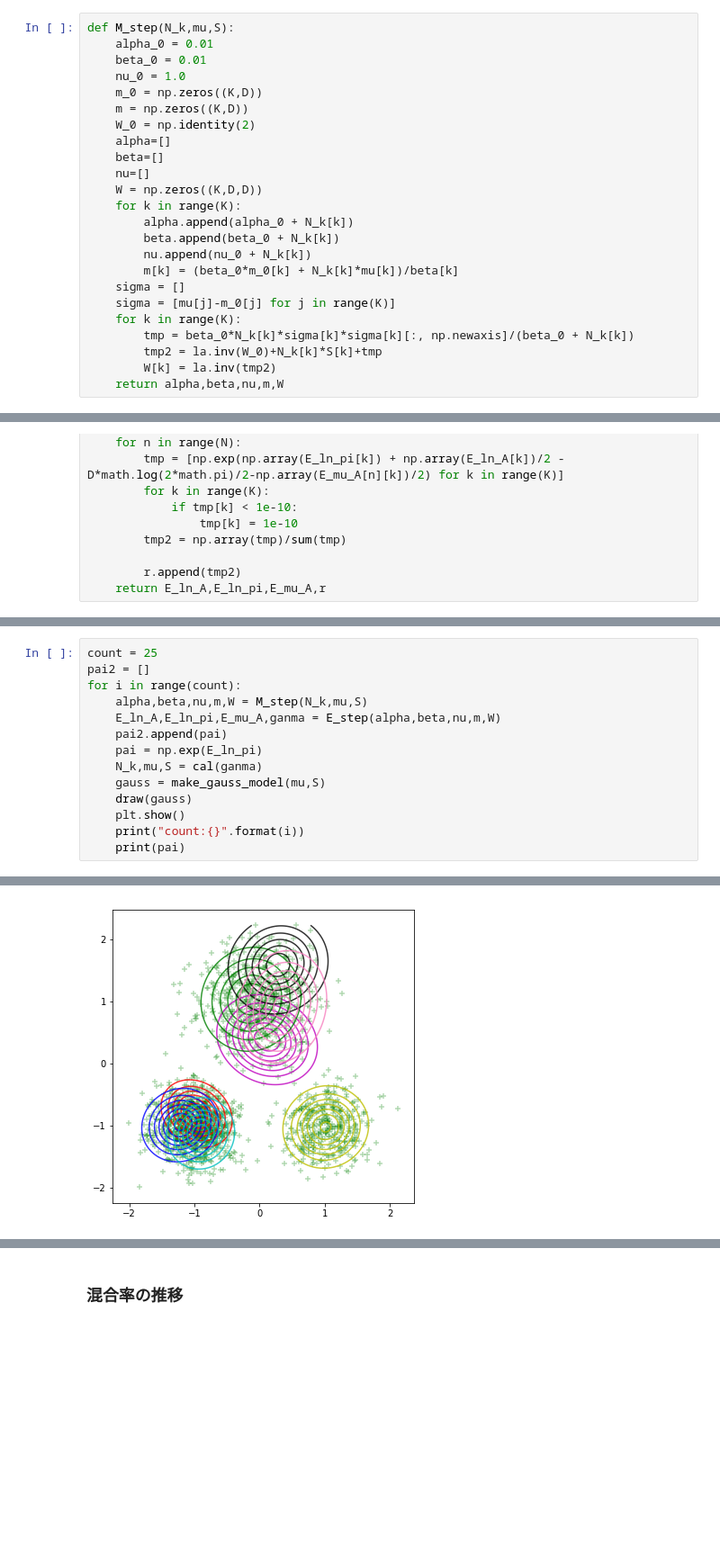
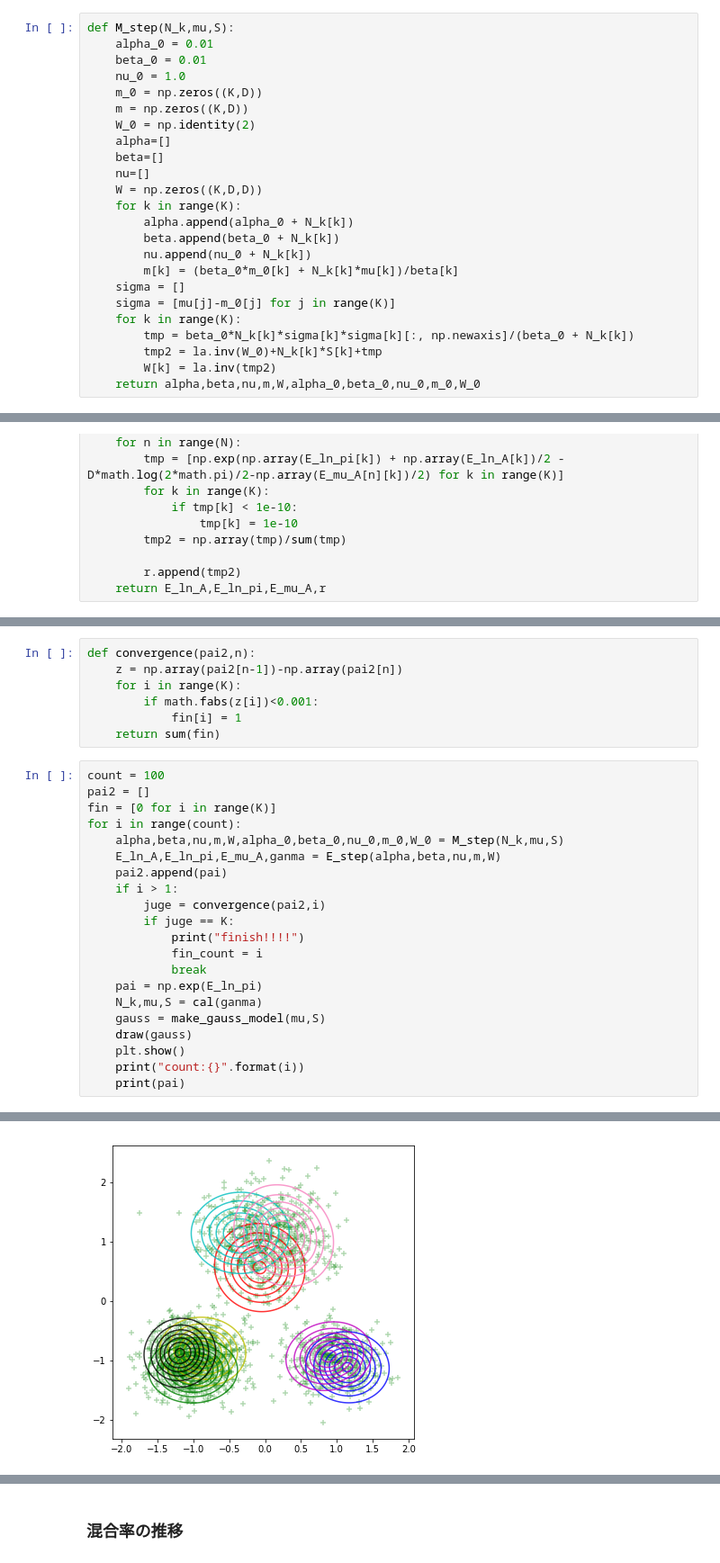
Before and after one commit to taishi107/Variational_Bayes, a Jupyter notebook: Variational_mixtures_of_Gaussians.ipynb, the cells around one changed output, grey strips where cells are left out. Shown at 90% size. Cells and saved outputs as stored; diff of their text form; blank space fills up the shorter version.

Commit message:
Add convergence decision

```diff
--- a/Variational_mixtures_of_Gaussians.ipynb
+++ b/Variational_mixtures_of_Gaussians.ipynb
@@ -240,7 +240,7 @@ def M_step(N_k,mu,S):
         tmp = beta_0*N_k[k]*sigma[k]*sigma[k][:, np.newaxis]/(beta_0 + N_k[k])
         tmp2 = la.inv(W_0)+N_k[k]*S[k]+tmp
         W[k] = la.inv(tmp2)
-    return alpha,beta,nu,m,W
+    return alpha,beta,nu,m,W,alpha_0,beta_0,nu_0,m_0,W_0
 # %% [markdown]
 ### E-step
 # %%
@@ -271,10 +319,24 @@ def E_step(alpha,beta,nu,m,W):
+# %%
+def convergence(pai2,n):
+    z = np.array(pai2[n-1])-np.array(pai2[n])
+    for i in range(K):
+        if math.fabs(z[i])<0.001:
+            fin[i] = 1
+    return sum(fin)
 # %%
-count = 25
+count = 100
 pai2 = []
+fin = [0 for i in range(K)]
 for i in range(count):
-    alpha,beta,nu,m,W = M_step(N_k,mu,S)
+    alpha,beta,nu,m,W,alpha_0,beta_0,nu_0,m_0,W_0 = M_step(N_k,mu,S)
     E_ln_A,E_ln_pi,E_mu_A,ganma = E_step(alpha,beta,nu,m,W)
     pai2.append(pai)
+    if i > 1:
+        juge = convergence(pai2,i)
+        if juge == K:
+            print("finish!!!!")
+            fin_count = i
+            break
     pai = np.exp(E_ln_pi)
     N_k,mu,S = cal(ganma)
     gauss = make_gauss_model(mu,S)
@@ -306,2 +368,2 @@ count:4
-[figure, old version]
+[figure, new version]
 count:5
```
Also changed, not shown: parts of 9 cells of this notebook.
